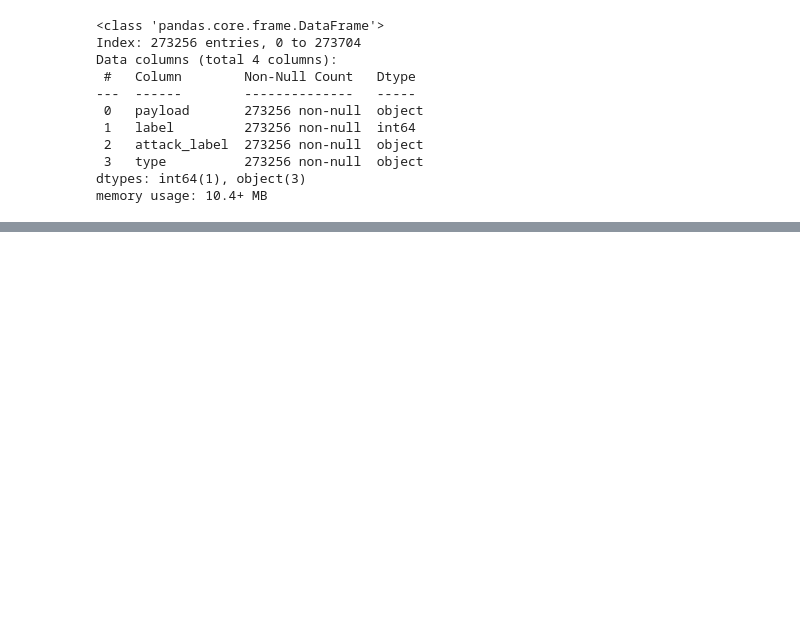
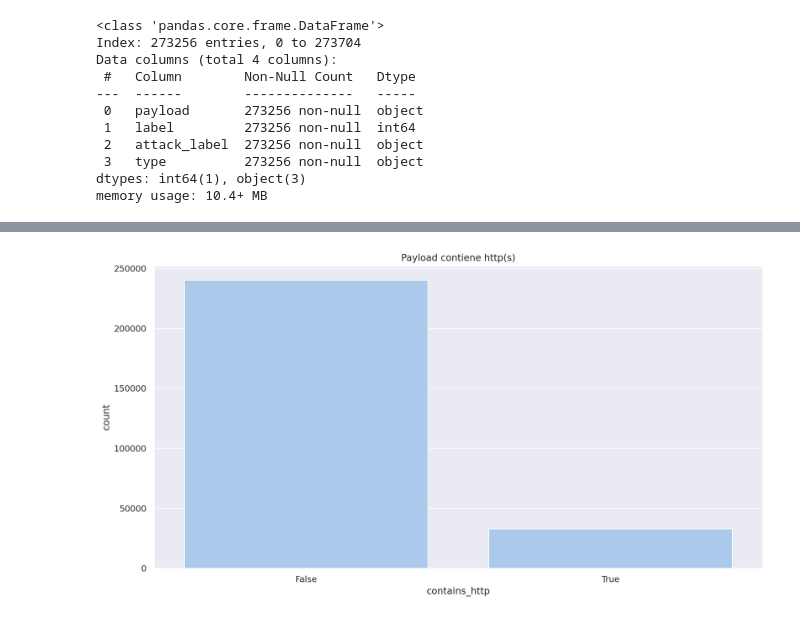
Before and after one commit to jresendiz27/xss_sqli_detector, a Jupyter notebook: 00_01_CreatingFeatures_XSS_SQLi.ipynb, the cells around one changed output, grey strips where cells are left out. Drawn from its saved outputs; the diff is of its cells as text; code cells hidden in the pictures; blank space fills up the shorter version.

```diff
--- a/00_01_CreatingFeatures_XSS_SQLi.ipynb
+++ b/00_01_CreatingFeatures_XSS_SQLi.ipynb
@@ -226,0 +322,6 @@ df_xss_sqli.to_csv(f'{STORAGE_PATH}/xss_sqli_condensed_with_xss_and_sqli.csv')
+# %%
+sns.countplot(data=df_xss_sqli_with_features, x="contains_http")
+plt.title("Payload contiene http(s)")
+plt.show()
+# %% [output]
+[figure, added]
```
Also changed, not shown: parts of 14 cells of this notebook.
